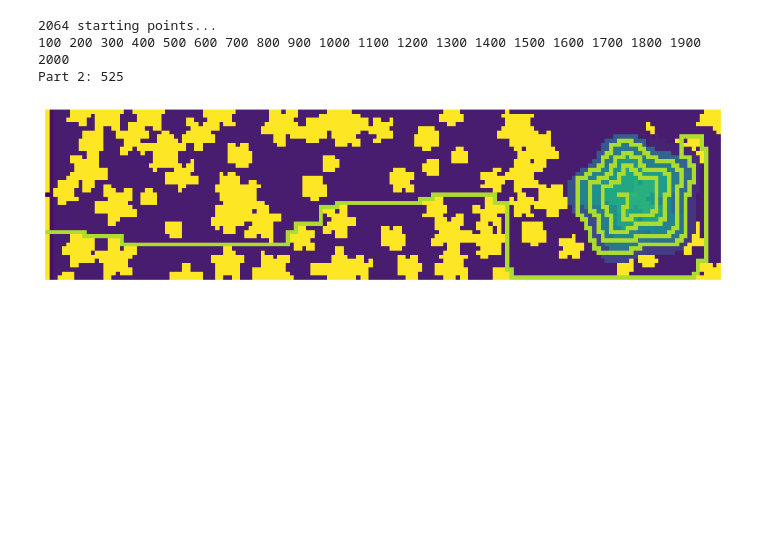
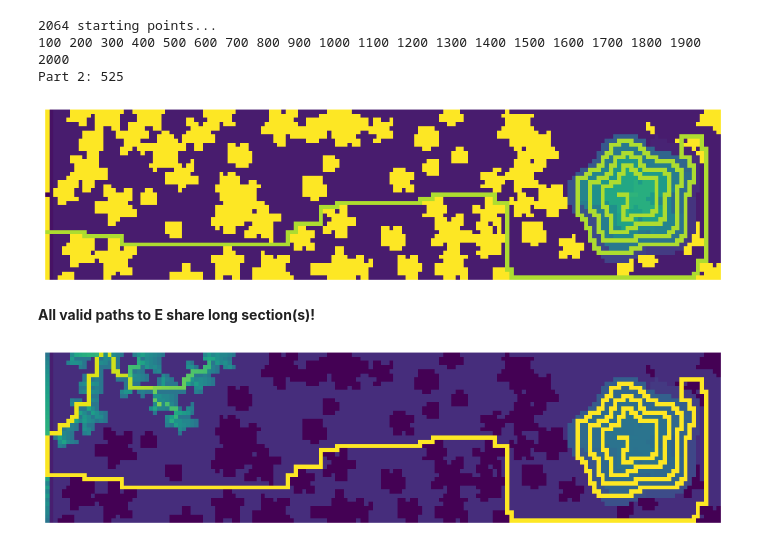
Before and after one commit to marcodelmastro/AdventOfCode2022, a Jupyter notebook: Day12.ipynb, the cells around one changed output. Saved outputs shown, nothing was run; the diff lists cells and outputs as text; code cells hidden in the pictures; blank space fills up the shorter version.

```diff
--- a/Day12.ipynb
+++ b/Day12.ipynb
@@ -161,14 +165,33 @@ print("\nPart 2:",sorted(paths)[0][0])
 100 200 300 400 500 600 700 800 900 1000 1100 1200 1300 1400 1500 1600 1700 1800 1900 2000
 Part 2: 525
 # %%
-grid_2 = np.copy(grid)
+gridpath2 = np.copy(grid)
 for x,y in starts:
-    grid_2[y][x] = 40
+    gridpath2[y][x] = 40
 for x,y in sorted(paths)[0][1]:
-    grid_2[y][x] = 35
+    gridpath2[y][x] = 35
 
 plt.figure(figsize=(12,4))
-plt.imshow(grid_2)
+plt.imshow(gridpath2)
 _ = plt.axis('off')
 # %% [output]
 [figure]
+# %% [markdown]
+**All valid paths to E share long section(s)!**
+# %%
+gridallpaths = np.copy(grid)
+
+imin = 27
+for _,p in sorted(paths):
+    for x,y in p:
+        if gridallpaths[y][x]>=imin:
+            gridallpaths[y][x] += 10
+        else:
+            gridallpaths[y][x] = imin
+    i+=1
+
+plt.figure(figsize=(12,4))
+plt.imshow(np.log(gridallpaths))
+_ = plt.axis('off')
+# %% [output]
+[figure, added]
```
Also changed, not shown: parts of 5 cells of this notebook.
